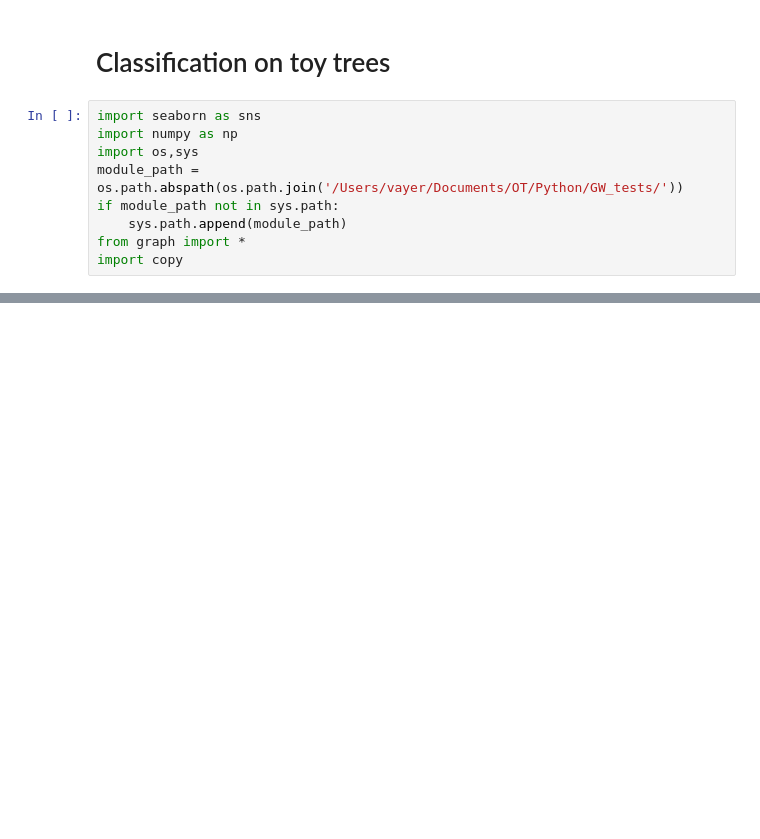
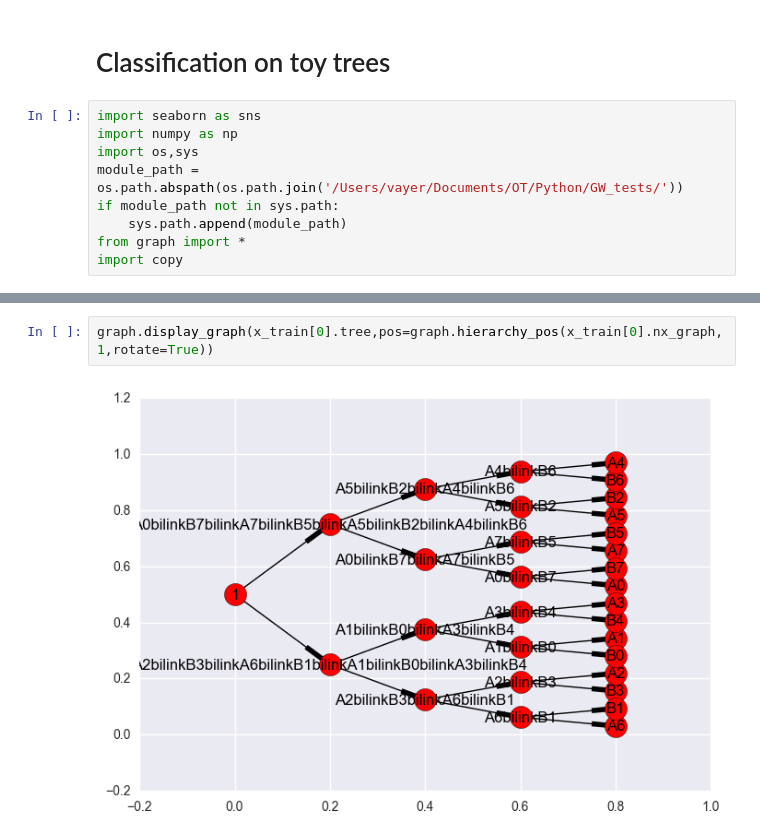
Before and after one commit to tvayer/gwtest, a Jupyter notebook: classif_toys_trees.ipynb, the cells around one changed output, grey strips where cells are left out. Saved outputs shown, nothing was run; the diff lists cells and outputs as text; blank space fills up the shorter version.

```diff
--- a/classif_toys_trees.ipynb
+++ b/classif_toys_trees.ipynb
@@ -106,0 +48,4 @@ g.display_graph(T,pos=g.hierarchy_pos(g3,1,rotate=True))
+# %%
+graph.display_graph(x_train[0].tree,pos=graph.hierarchy_pos(x_train[0].nx_graph,1,rotate=True))
+# %% [output]
+[figure, added]
```
Also changed, not shown: parts of 73 cells of this notebook, 3 other files.
